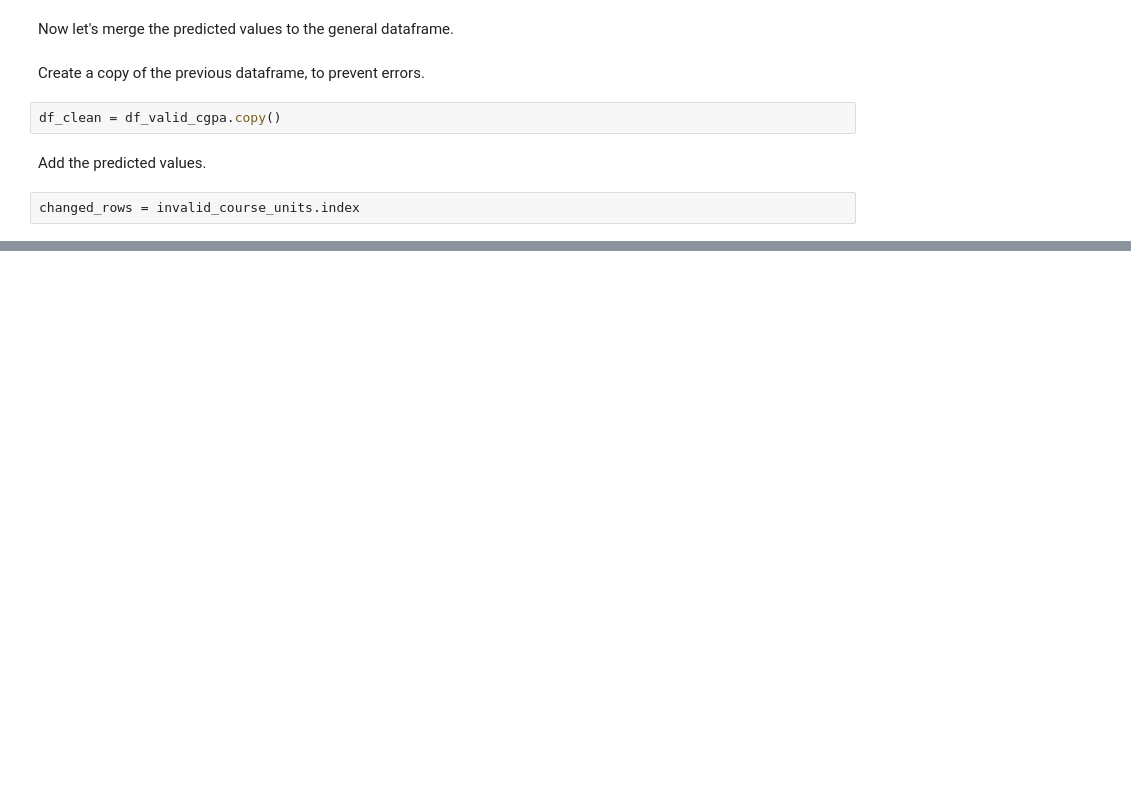
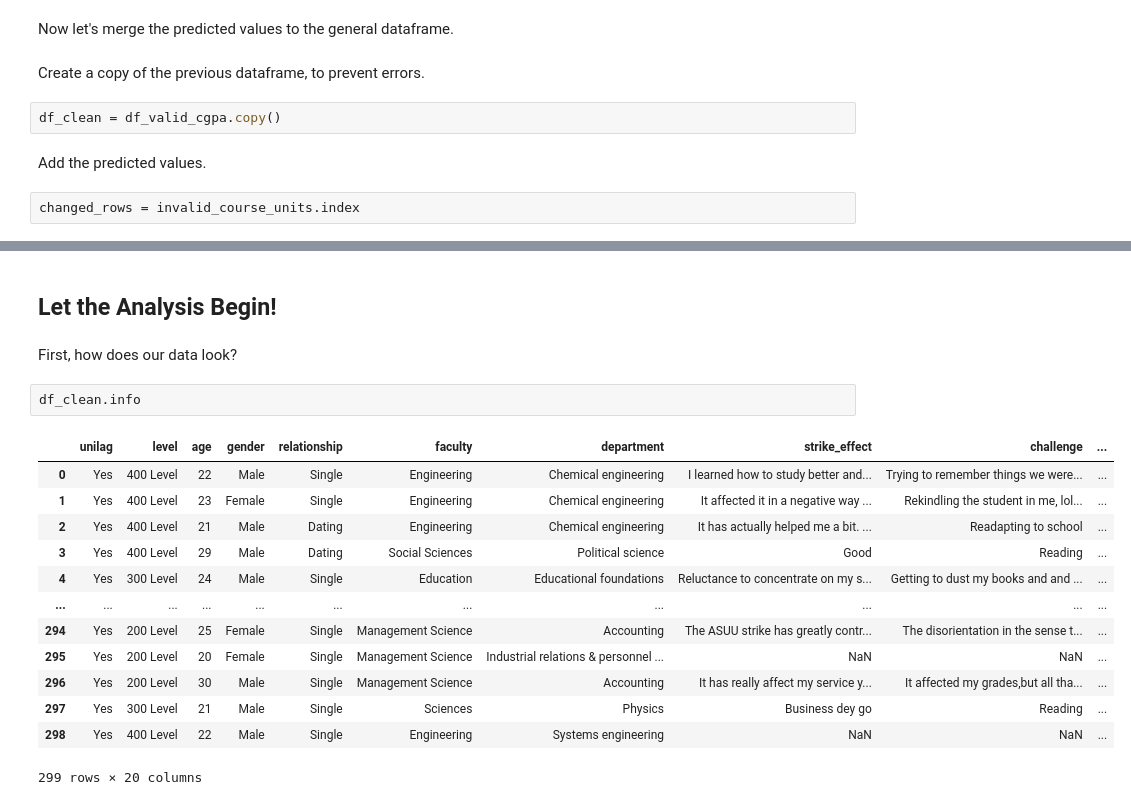
Before and after one commit to socratesjnr/asuu-strike-project, a Jupyter notebook: project-analysis/analysis/exploratory_data_analysis.ipynb, the cells around one changed output, grey strips where cells are left out. Cells and saved outputs as stored; diff of their text form; blank space fills up the shorter version.

```diff
--- a/project-analysis/analysis/exploratory_data_analysis.ipynb
+++ b/project-analysis/analysis/exploratory_data_analysis.ipynb
@@ -567,0 +653,20 @@ memory usage: 46.8+ KB
+# %% [markdown]
+## Let the Analysis Begin!
+# %% [markdown]
+First, how does our data look?
+# %%
+df_clean.info
+# %% [output]
+|  | unilag | level | age | gender | relationship | faculty | department | strike_effect | challenge | ... |
+| 0 | Yes | 400 Level | 22 | Male | Single | Engineering | Chemical engineering | I learned how to study better and... | Trying to remember things we were... | ... |
+| 1 | Yes | 400 Level | 23 | Female | Single | Engineering | Chemical engineering | It affected it in a negative way ... | Rekindling the student in me, lol... | ... |
+| 2 | Yes | 400 Level | 21 | Male | Dating | Engineering | Chemical engineering | It has actually helped me a bit. ... | Readapting to school | ... |
+| 3 | Yes | 400 Level | 29 | Male | Dating | Social Sciences | Political science | Good | Reading | ... |
+| 4 | Yes | 300 Level | 24 | Male | Single | Education | Educational foundations | Reluctance to concentrate on my s... | Getting to dust my books and and ... | ... |
+| ... | ... | ... | ... | ... | ... | ... | ... | ... | ... | ... |
+| 294 | Yes | 200 Level | 25 | Female | Single | Management Science | Accounting | The ASUU strike has greatly contr... | The disorientation in the sense t... | ... |
+| 295 | Yes | 200 Level | 20 | Female | Single | Management Science | Industrial relations & personnel ... | NaN | NaN | ... |
+| 296 | Yes | 200 Level | 30 | Male | Single | Management Science | Accounting | It has really affect my service y... | It affected my grades,but all tha... | ... |
+| 297 | Yes | 300 Level | 21 | Male | Single | Sciences | Physics | Business dey go | Reading | ... |
+| 298 | Yes | 400 Level | 22 | Male | Single | Engineering | Systems engineering | NaN | NaN | ... |
+299 rows × 20 columns
```
Also changed, not shown: parts of 44 cells of this notebook.
